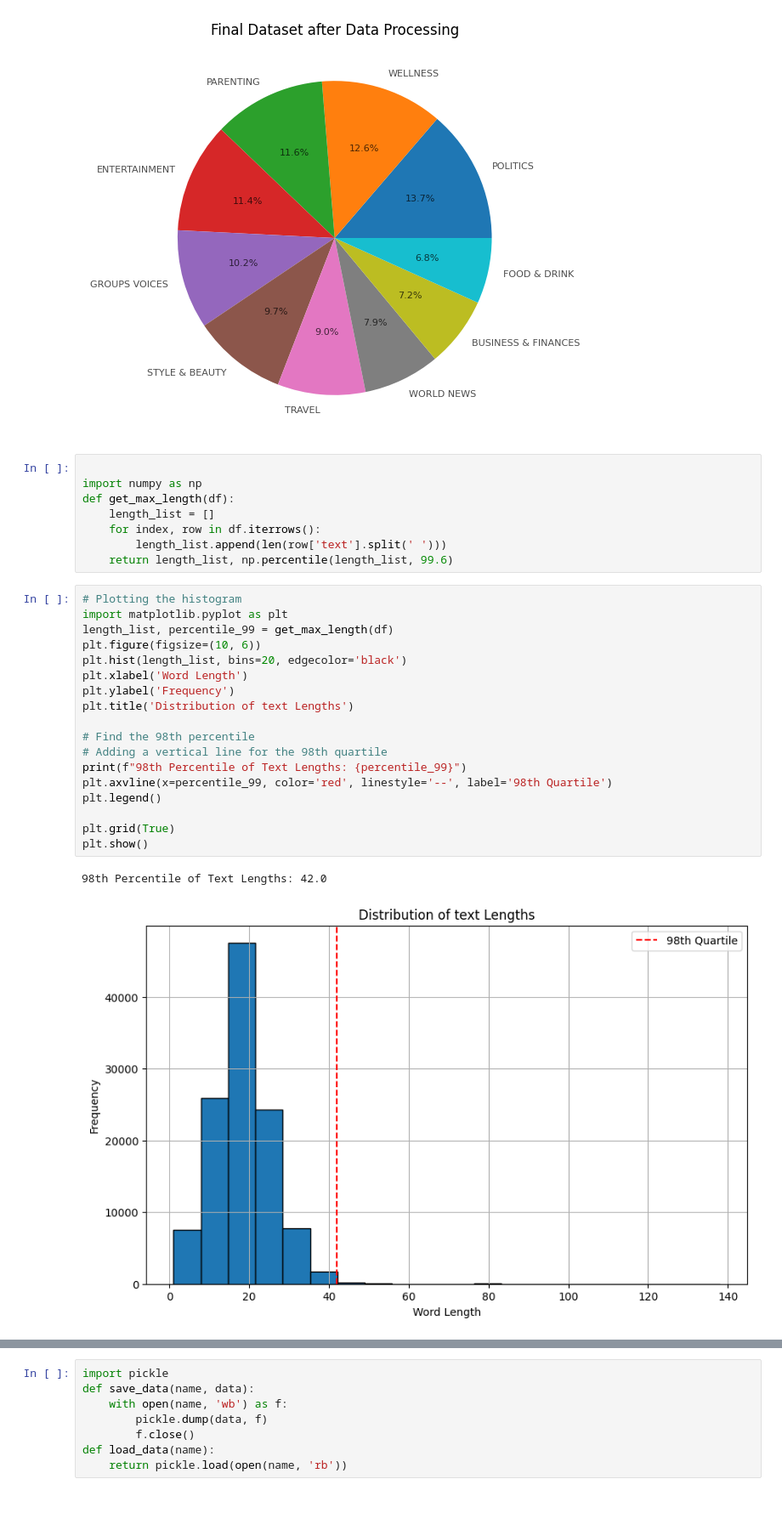
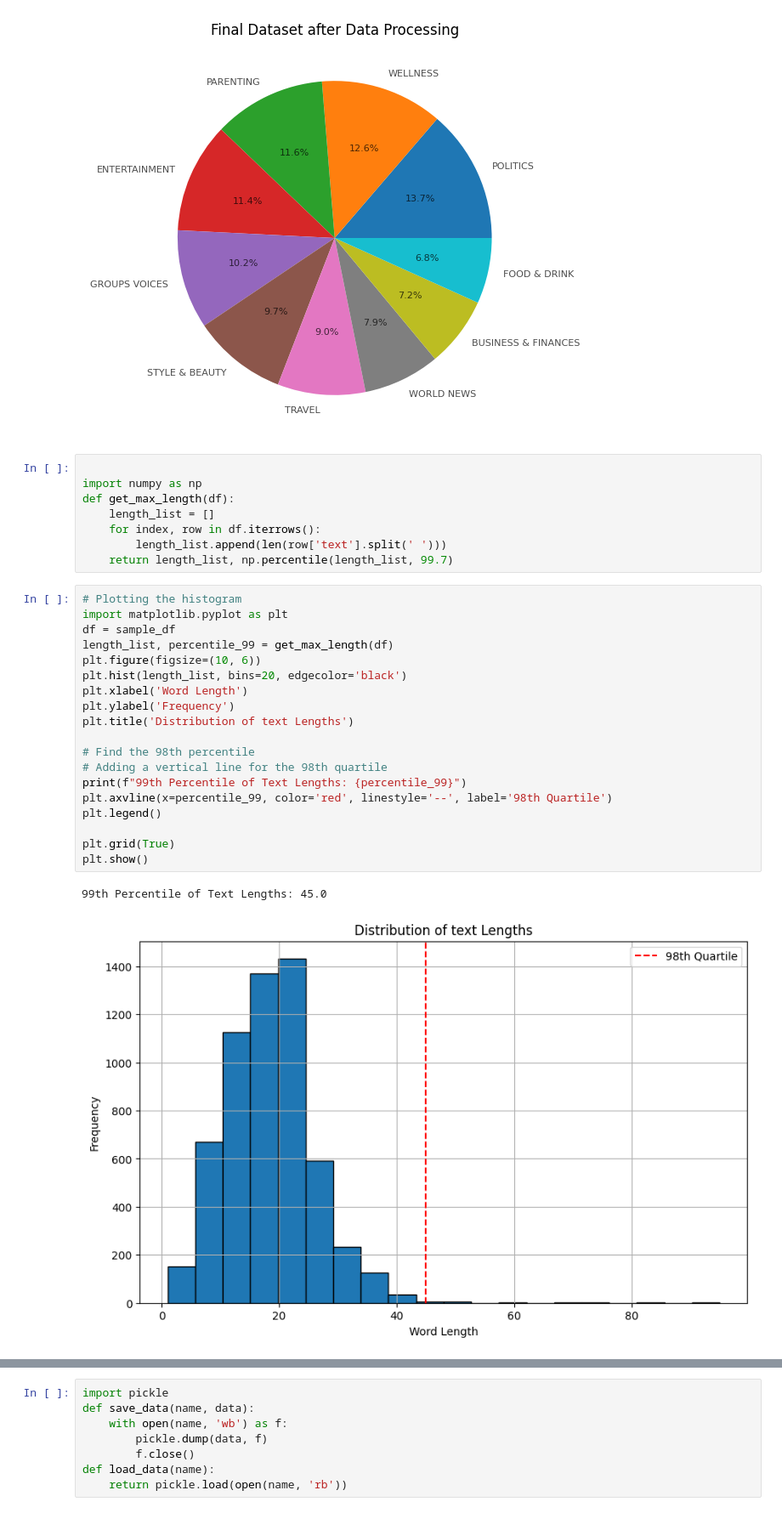
Before and after one commit to liuying611/ENLP, a Jupyter notebook: data_processing.ipynb, the cells around one changed output, grey strips where cells are left out. Shown at 85% size. Cells and saved outputs as stored; diff of their text form.

```diff
--- a/data_processing.ipynb
+++ b/data_processing.ipynb
@@ -458,25 +464,26 @@ def get_max_length(df):
     length_list = []
     for index, row in df.iterrows():
         length_list.append(len(row['text'].split(' ')))
-    return length_list, np.percentile(length_list, 99.6)
+    return length_list, np.percentile(length_list, 99.7)
 # %%
 # Plotting the histogram
 import matplotlib.pyplot as plt
+df = sample_df
 length_list, percentile_99 = get_max_length(df)
 plt.figure(figsize=(10, 6))
 plt.hist(length_list, bins=20, edgecolor='black')
 plt.xlabel('Word Length')
 plt.ylabel('Frequency')
 plt.title('Distribution of text Lengths')
 
 # Find the 98th percentile
 # Adding a vertical line for the 98th quartile
-print(f"98th Percentile of Text Lengths: {percentile_99}")
+print(f"99th Percentile of Text Lengths: {percentile_99}")
 plt.axvline(x=percentile_99, color='red', linestyle='--', label='98th Quartile')
 plt.legend()
 
 plt.grid(True)
 plt.show()
 # %% [output]
-98th Percentile of Text Lengths: 42.0
+99th Percentile of Text Lengths: 45.0
-[figure, old version]
+[figure, new version]
```
Also changed, not shown: parts of 37 cells of this notebook, 2 other files.
